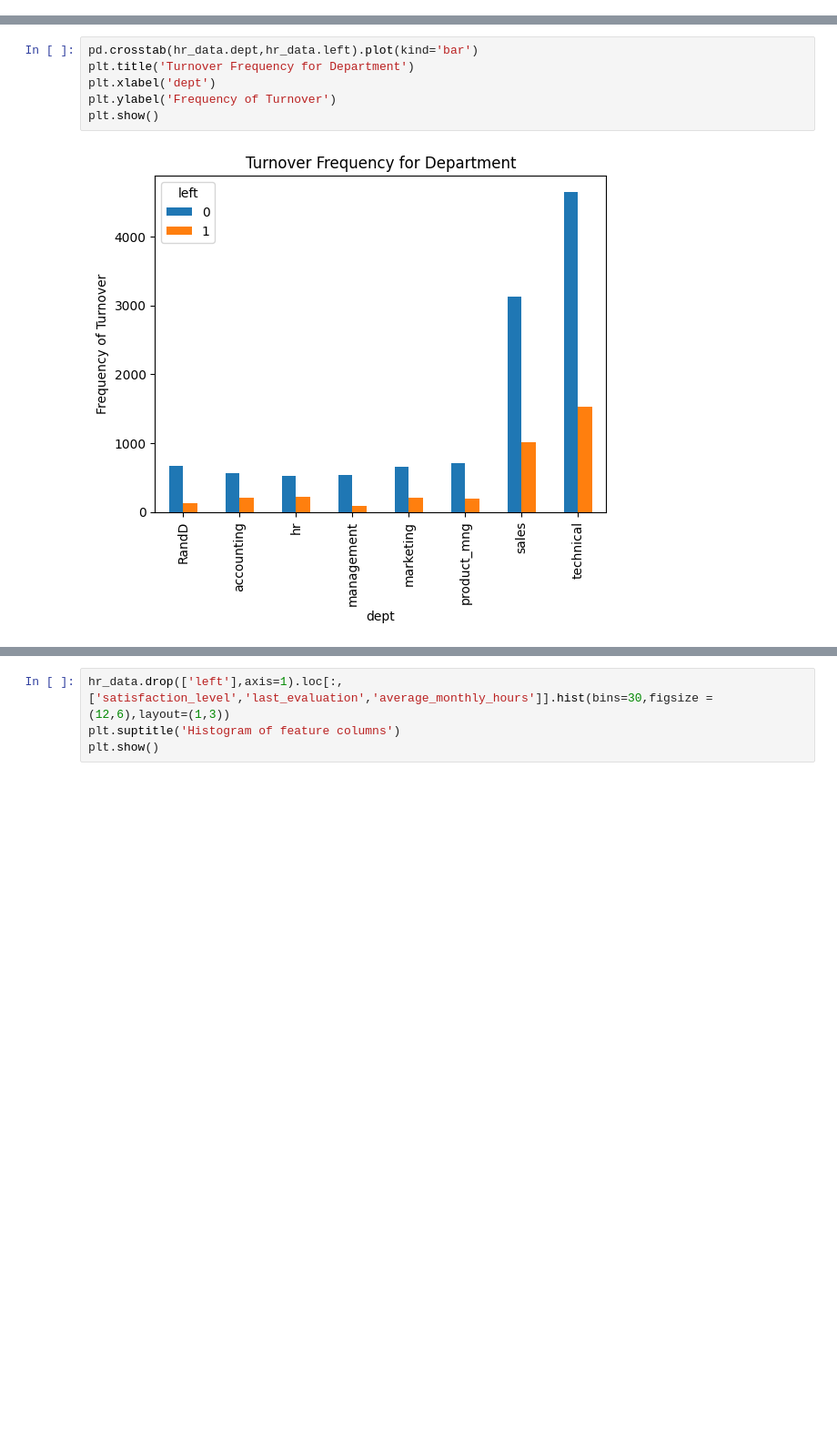
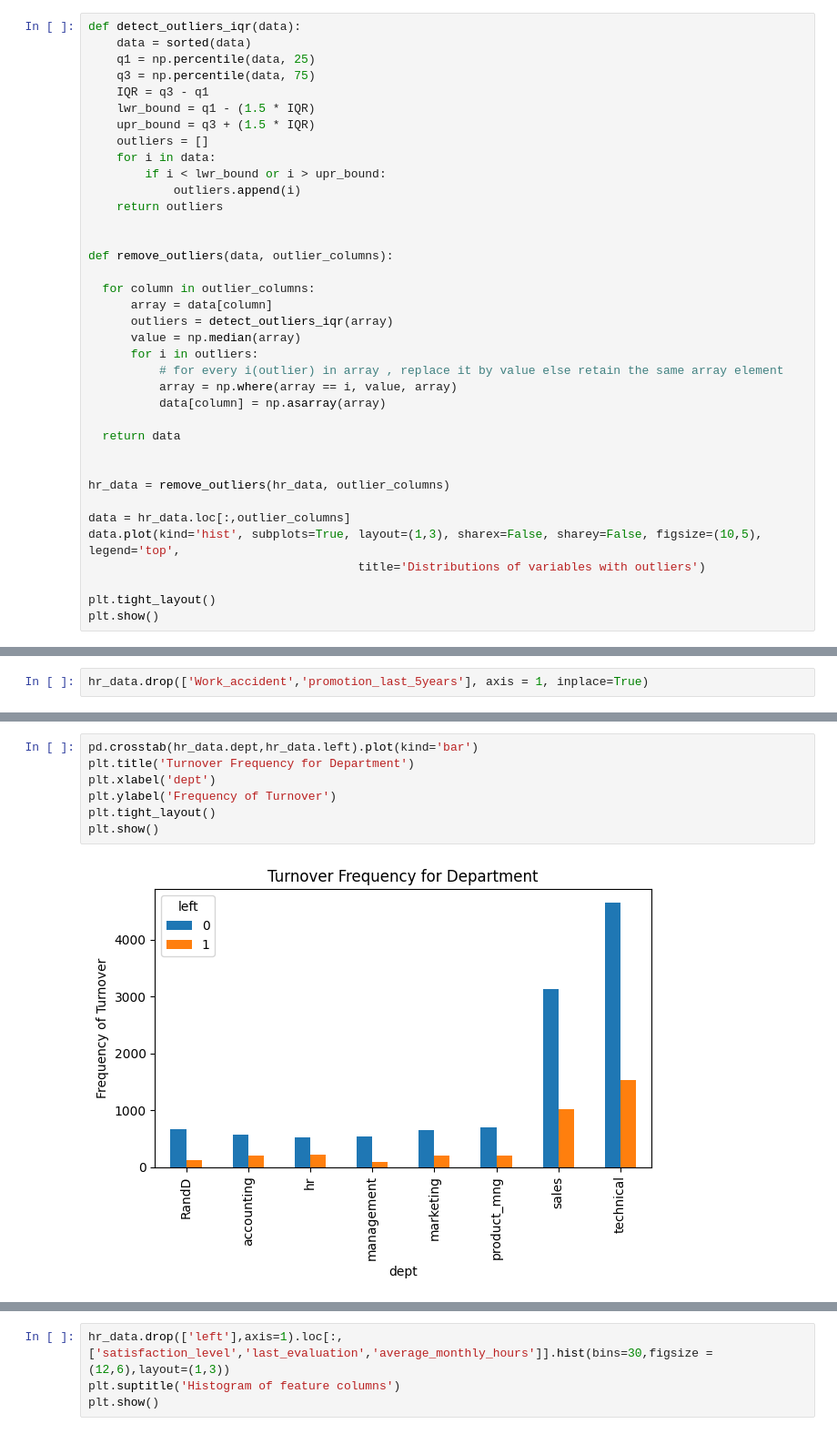
Before and after one commit to tksundar/employee_turnover, a Jupyter notebook: employee_turnover.ipynb, the cells around one changed output, grey strips where cells are left out. Shown at 91% size. Cells and saved outputs as stored; diff of their text form; blank space fills up the shorter version.

```diff
--- a/employee_turnover.ipynb
+++ b/employee_turnover.ipynb
@@ -154,0 +89,37 @@ array(['sales', 'accounting', 'hr', 'technical', 'support', 'management',
+# %%
+def detect_outliers_iqr(data):
+    data = sorted(data)
+    q1 = np.percentile(data, 25)
+    q3 = np.percentile(data, 75)
+    IQR = q3 - q1
+    lwr_bound = q1 - (1.5 * IQR)
+    upr_bound = q3 + (1.5 * IQR)
+    outliers = []
+    for i in data:
+        if i < lwr_bound or i > upr_bound:
+            outliers.append(i)
+    return outliers
+
+
+def remove_outliers(data, outlier_columns):
+
+  for column in outlier_columns:
+      array = data[column]
+      outliers = detect_outliers_iqr(array)
+      value = np.median(array)
+      for i in outliers:
+          # for every i(outlier) in array , replace it by value else retain the same array element
+          array = np.where(array == i, value, array)
+          data[column] = np.asarray(array)
+
+  return data
+
+
+hr_data = remove_outliers(hr_data, outlier_columns)
+
+data = hr_data.loc[:,outlier_columns]
+data.plot(kind='hist', subplots=True, layout=(1,3), sharex=False, sharey=False, figsize=(10,5), legend='top',
+                                      title='Distributions of variables with outliers')
+
+plt.tight_layout()
+plt.show()
@@ -155 +130,3 @@ array(['sales', 'accounting', 'hr', 'technical', 'support', 'management',
+# %%
+hr_data.drop(['Work_accident','promotion_last_5years'], axis = 1, inplace=True)
 # %% [markdown]
@@ -179,8 +154,9 @@ hr_data.describe()
 # %%
 pd.crosstab(hr_data.dept,hr_data.left).plot(kind='bar')
 plt.title('Turnover Frequency for Department')
 plt.xlabel('dept')
 plt.ylabel('Frequency of Turnover')
+plt.tight_layout()
 plt.show()
 # %% [output]
-[figure, old version]
+[figure, new version]
```
Also changed, not shown: parts of 56 cells of this notebook.
